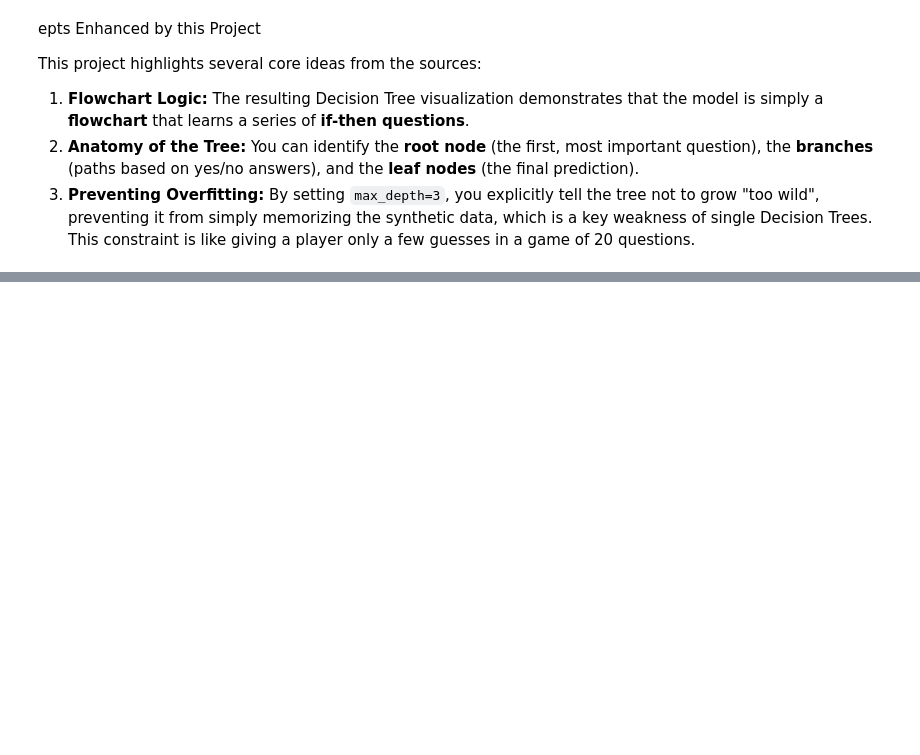
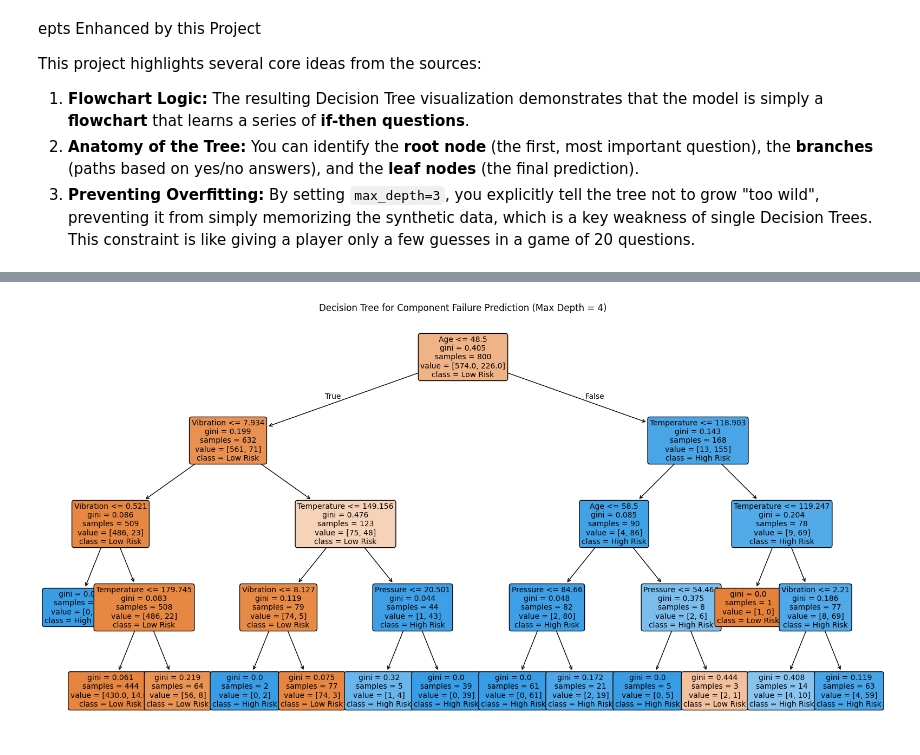
Before and after one commit to Decoding-Data-Science/nov25, a Jupyter notebook: decison_tree.ipynb, the cells around one changed output, grey strips where cells are left out. Saved outputs shown, nothing was run; the diff lists cells and outputs as text; code cells hidden in the pictures; blank space fills up the shorter version.

```diff
--- a/decison_tree.ipynb
+++ b/decison_tree.ipynb
@@ -189,3 +189,78 @@ This project highlights several core ideas from the sources:
 1.  **Flowchart Logic:** The resulting Decision Tree visualization demonstrates that the model is simply a **flowchart** that learns a series of **if-then questions**.
 2.  **Anatomy of the Tree:** You can identify the **root node** (the first, most important question), the **branches** (paths based on yes/no answers), and the **leaf nodes** (the final prediction).
 3.  **Preventing Overfitting:** By setting `max_depth=3`, you explicitly tell the tree not to grow "too wild", preventing it from simply memorizing the synthetic data, which is a key weakness of single Decision Trees. This constraint is like giving a player only a few guesses in a game of 20 questions.
+# %%
+# ==============================================================================
+# CELL 2: Data Preprocessing and Model Training
+# This is where we fit the decision tree model.
+# ==============================================================================
+
+# Separate features (X) and target (Y)
+X = df.drop('Failure_Risk', axis=1)
+Y = df['Failure_Risk']
+
+# Split the data into training and testing sets
+X_train, X_test, Y_train, Y_test = train_test_split(
+    X, Y, test_size=0.2, random_state=42
+)
+
+# --- Initialize and Train the Decision Tree ---
+
+# We set a MAX_DEPTH so students can easily change it and see the effect.
+MAX_DEPTH = 4   # Try 2, 3, 4, or None (no limit) and compare the tree
+
+model = DecisionTreeClassifier(
+    max_depth=MAX_DEPTH,
+    random_state=42
+)
+
+model.fit(X_train, Y_train)
+
+print("\nModel Training Complete.")
+print(f"The model has learned a series of if-then questions (flowchart logic).")
+
+# ==============================================================================
+# CELL 3: Evaluation and Prediction
+# ==============================================================================
+
+Y_pred = model.predict(X_test)
+accuracy = accuracy_score(Y_test, Y_pred)
+print(f"\nModel Accuracy on Test Data: {accuracy:.2f}")
+
+new_data = pd.DataFrame({
+    'Temperature': [180.0],
+    'Vibration': [9.5],
+    'Pressure': [50.0],
+    'Age': [40.0]
+})
+
+prediction = model.predict(new_data)
+
+if prediction == 1:
+    result = "High Failure Risk (Prediction: 1)"
+else:
+    result = "Low Failure Risk (Prediction: 0)"
+
+print(f"\nPrediction for New Data (Temp=180, Vib=9.5): {result}")
+
+# ==============================================================================
+# CELL 4: Visualizing the Decision Tree Logic
+# ==============================================================================
+
+from sklearn.tree import plot_tree
+import matplotlib.pyplot as plt
+
+plt.figure(figsize=(20, 10))
+
+plot_tree(
+    model,
+    feature_names=list(X.columns),
+    class_names=['Low Risk', 'High Risk'],
+    filled=True,
+    rounded=True,
+    fontsize=10
+)
+
+plt.title(f"Decision Tree for Component Failure Prediction (Max Depth = {MAX_DEPTH})")
+plt.show()
+# %% [output]
@@ -191,0 +273 @@ This project highlights several core ideas from the sources:
+[figure, added]
```
Also changed, not shown: parts of 4 cells of this notebook.
